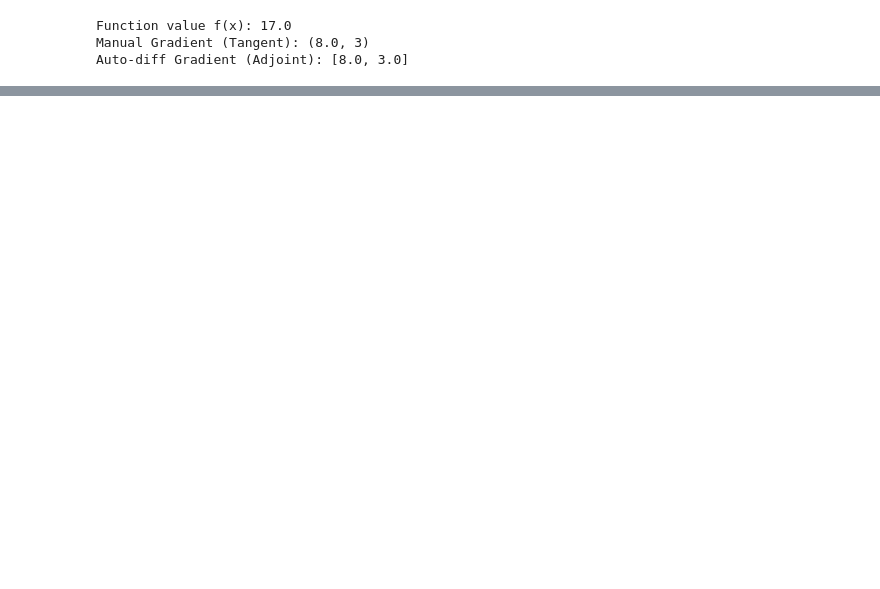
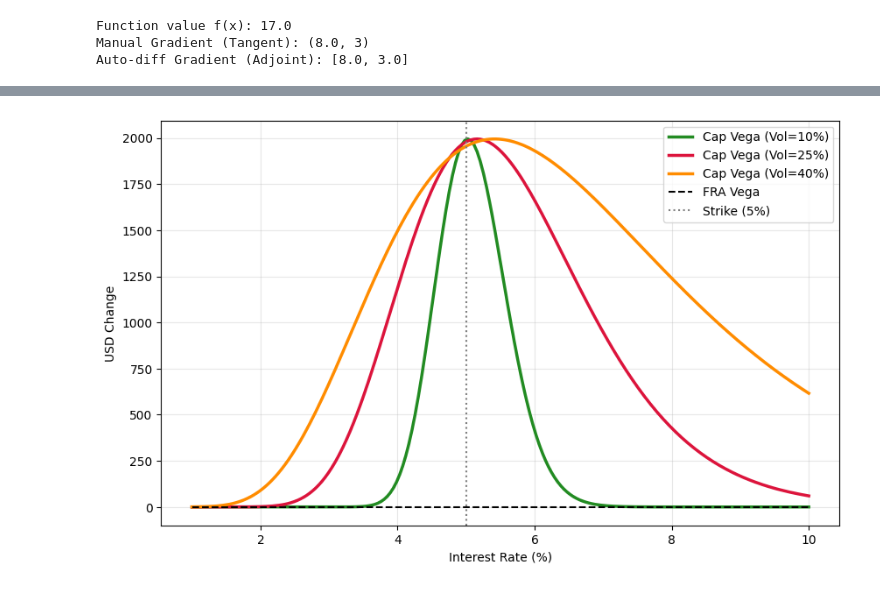
Before and after one commit to matteosan1/advanced_financial_modeling, a Jupyter notebook: notebook/aad.ipynb, the cells around one changed output, grey strips where cells are left out. Saved outputs shown, nothing was run; the diff lists cells and outputs as text; code cells hidden in the pictures; blank space fills up the shorter version.

```diff
--- a/notebook/aad.ipynb
+++ b/notebook/aad.ipynb
@@ -280,0 +458,28 @@ tensor(-526.5304)
+# %%
+vols = [0.10, 0.25, 0.40]
+vega = {v: np.zeros(len(rates)) for v in vols}
+
+for i, r in enumerate(rates):
+    for v in vols:
+      f_rate = r.detach().clone().requires_grad_(True)
+      sigma = torch.tensor(v, requires_grad=True)
+
+      price = price_caplet(f_rate, strike, sigma, ttm)
+      price.backward()
+      vega[v][i] = sigma.grad.item() * 0.01
+
+plt.figure(figsize=(10, 6))
+colors = ['forestgreen', 'crimson', 'darkorange']
+
+for v, col in zip(vols, colors):
+    plt.plot(rates.numpy()*100, vega[v], label=f'Cap Vega (Vol={v*100:.0f}%)', color=col, lw=2.5)
+
+plt.plot(rates.numpy()*100, torch.zeros_like(rates), label='FRA Vega', color='black', lw=1.5, linestyle='--')
+plt.axvline(strike.item()*100, color='gray', linestyle=':', label='Strike (5%)')
+plt.ylabel("USD Change")
+plt.xlabel("Interest Rate (%)")
+plt.legend()
+plt.grid(True, alpha=0.3)
+plt.show()
+# %% [output]
+[figure, added]
```
Also changed, not shown: parts of 22 cells of this notebook, 8 other files.
